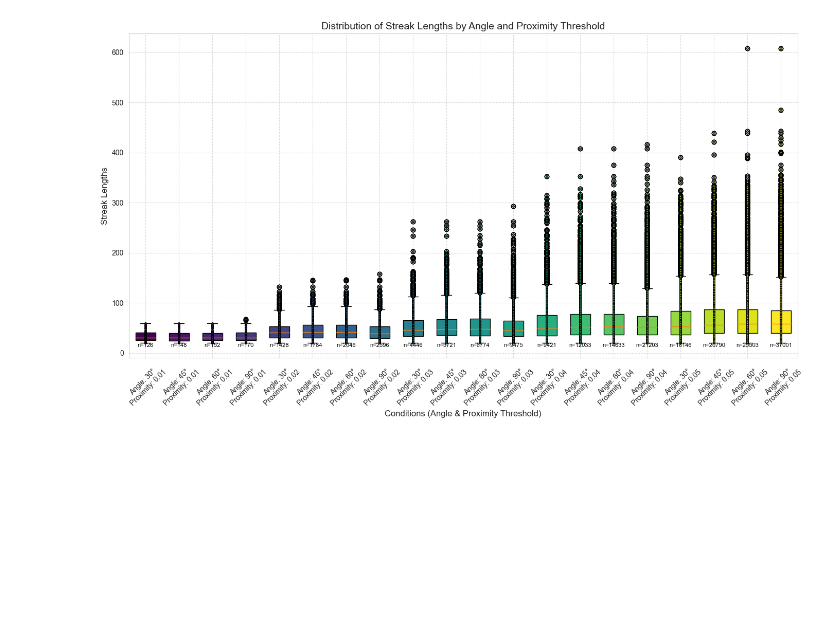
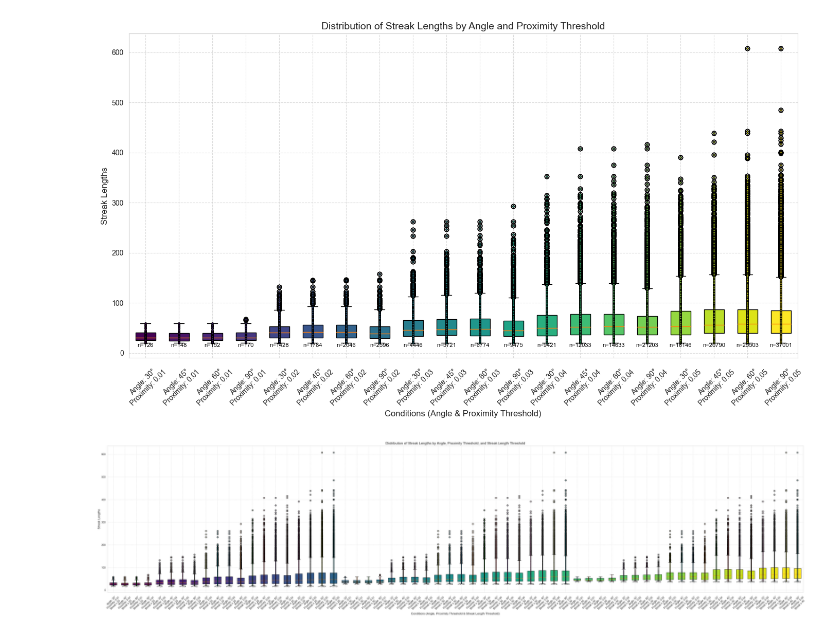
Before and after one commit to kajalkumarii/fish-size-analysis, a Jupyter notebook: processed_filtered_tracklet_length_analysis02022024.ipynb, the cells around one changed output. Cells and saved outputs as stored; diff of their text form; code cells hidden in the pictures; blank space fills up the shorter version.

```diff
--- a/processed_filtered_tracklet_length_analysis02022024.ipynb
+++ b/processed_filtered_tracklet_length_analysis02022024.ipynb
@@ -172,3 +200,52 @@ plt.tight_layout()
 plt.show()
 # %% [output]
 [figure]
+# %%
+# plt.figure(figsize=(14, 8))
+
+# Prepare data for box plots
+data_to_plot = []
+labels = []
+positions = []
+fig= plt.figure(figsize=(40, 10))
+colors = plt.cm.viridis(np.linspace(0, 1, len(proximity_thresholds) * len(angles) * len(streak_length_thresholds)))
+
+current_position = 1
+
+for streak_length_threshold in streak_length_thresholds:
+    for proximity_threshold in proximity_thresholds:
+        for angle in angles:
+            filtered_df = df[(df['angle'] == angle) &
+                             (df['proximity_threshold'] == proximity_threshold) &
+                             (df['streak_length_threshold'] == streak_length_threshold)]
+            all_lengths = [length for sublist in filtered_df['streak_lengths'] for length in sublist]
+
+            if all_lengths:
+                data_to_plot.append(all_lengths)
+                labels.append(f'Angle: {angle}°\nProximity: {proximity_threshold}\nStreak ≥ {streak_length_threshold}')
+                positions.append(current_position)
+
+                plt.scatter([current_position] * len(all_lengths), all_lengths, alpha=0.6, edgecolor='black', s=6, zorder=2)
+                current_position += 1
+
+boxplots = plt.boxplot(data_to_plot, positions=positions, widths=0.6, patch_artist=True, zorder=1)
+
+for patch, color in zip(boxplots['boxes'], colors):
+    patch.set_facecolor(color)
+
+for i, whisker in enumerate(boxplots['whiskers'][::2]):  # Use the bottom whiskers
+    num_streaks = len(data_to_plot[i])
+    x_position = positions[i]
+    y_position = whisker.get_ydata()[1]  # Bottom of the whisker
+    plt.text(x_position, y_position, f'n={num_streaks}', horizontalalignment='center', verticalalignment='top', fontsize=8, color='black')
+
+plt.xlabel('Conditions (Angle, Proximity Threshold & Streak Length Threshold)', fontsize=12)
+plt.ylabel('Streak Lengths', fontsize=12)
+plt.title('Distribution of Streak Lengths by Angle, Proximity Threshold, and Streak Length Threshold', fontsize=14)
+plt.xticks(ticks=positions, labels=labels, rotation=45, fontsize=10)
+plt.yticks(fontsize=10)
+plt.grid(True, linestyle='--', alpha=0.7)
+plt.tight_layout()
+plt.show()
+# %% [output]
+[figure, added]
```
Also changed, not shown: parts of 7 cells of this notebook, 4 other files.
